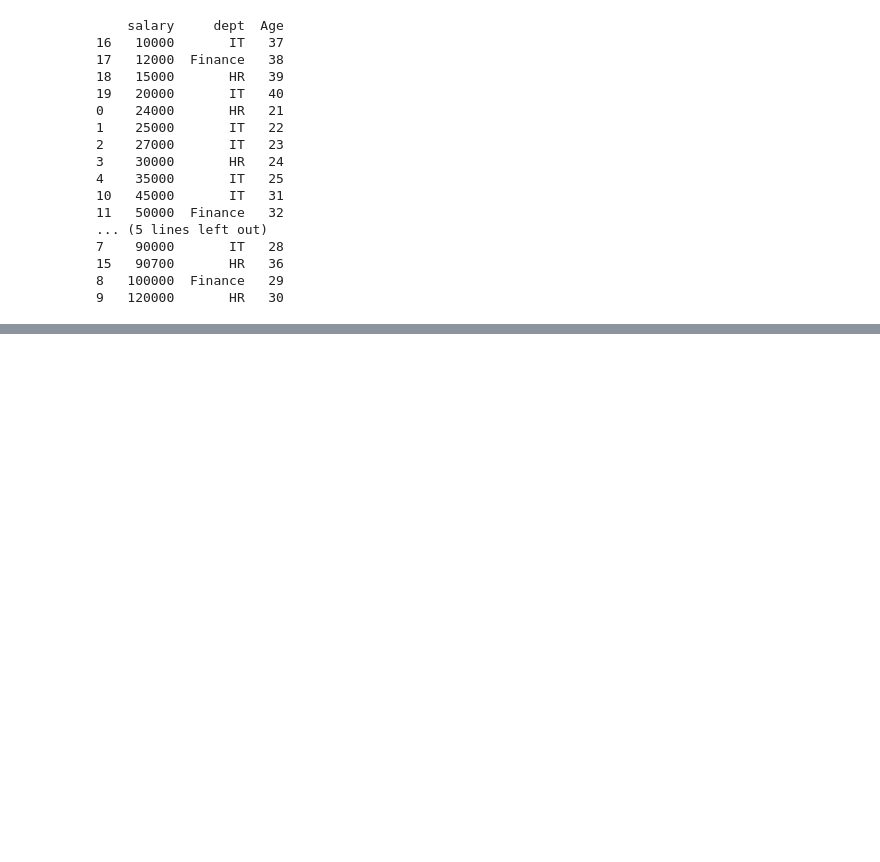
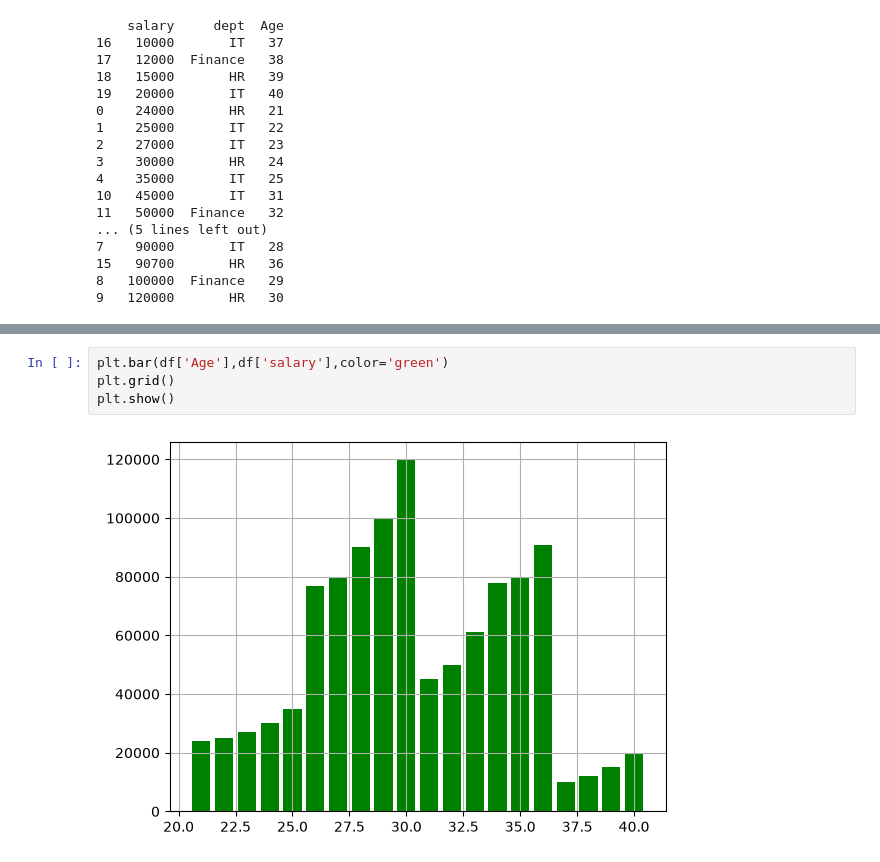
Before and after one commit to khushbu9119/Matplotlib, a Jupyter notebook: learning.ipynb, the cells around one changed output, grey strips where cells are left out. Saved outputs shown, nothing was run; the diff lists cells and outputs as text; blank space fills up the shorter version.

```diff
--- a/learning.ipynb
+++ b/learning.ipynb
@@ -165,0 +171,6 @@ df
+# %%
+plt.bar(df['Age'],df['salary'],color='green')
+plt.grid()
+plt.show()
+# %% [output]
+[figure, added]
```
Also changed, not shown: parts of 3 cells of this notebook.
